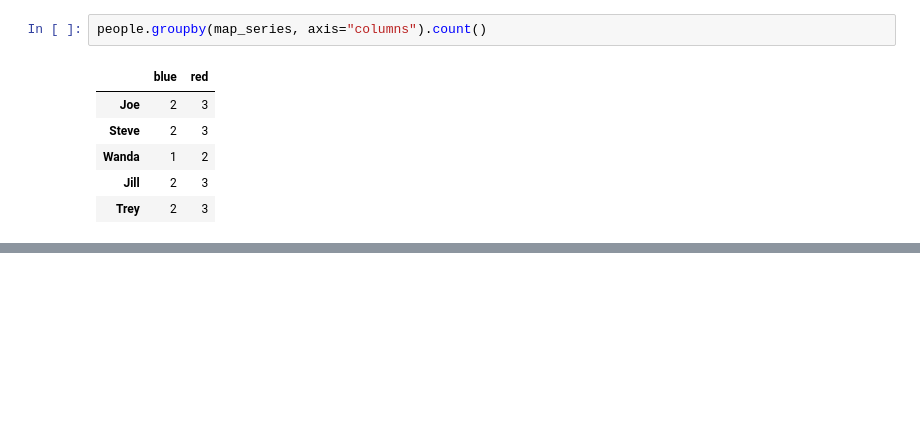
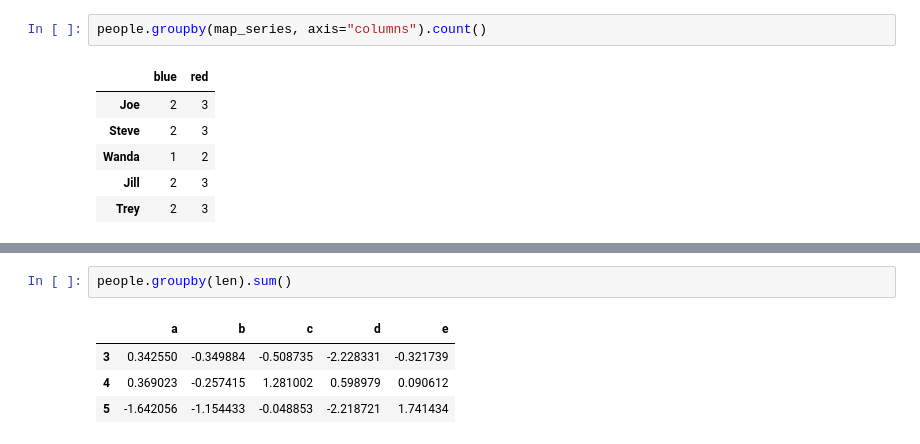
Before and after one commit to f-ckyou/pandas, a Jupyter notebook: pd-10/1_how_to_think_about_group_operations.ipynb, the cells around one changed output, grey strips where cells are left out. Saved outputs shown, nothing was run; the diff lists cells and outputs as text; blank space fills up the shorter version.

```diff
--- a/pd-10/1_how_to_think_about_group_operations.ipynb
+++ b/pd-10/1_how_to_think_about_group_operations.ipynb
@@ -468,0 +497,7 @@ people.groupby(map_series, axis="columns").count()
+# %%
+people.groupby(len).sum()
+# %% [output]
+|  | a | b | c | d | e |
+| 3 | 0.342550 | -0.349884 | -0.508735 | -2.228331 | -0.321739 |
+| 4 | 0.369023 | -0.257415 | 1.281002 | 0.598979 | 0.090612 |
+| 5 | -1.642056 | -1.154433 | -0.048853 | -2.218721 | 1.741434 |
```
Also changed, not shown: parts of 2 cells of this notebook.
